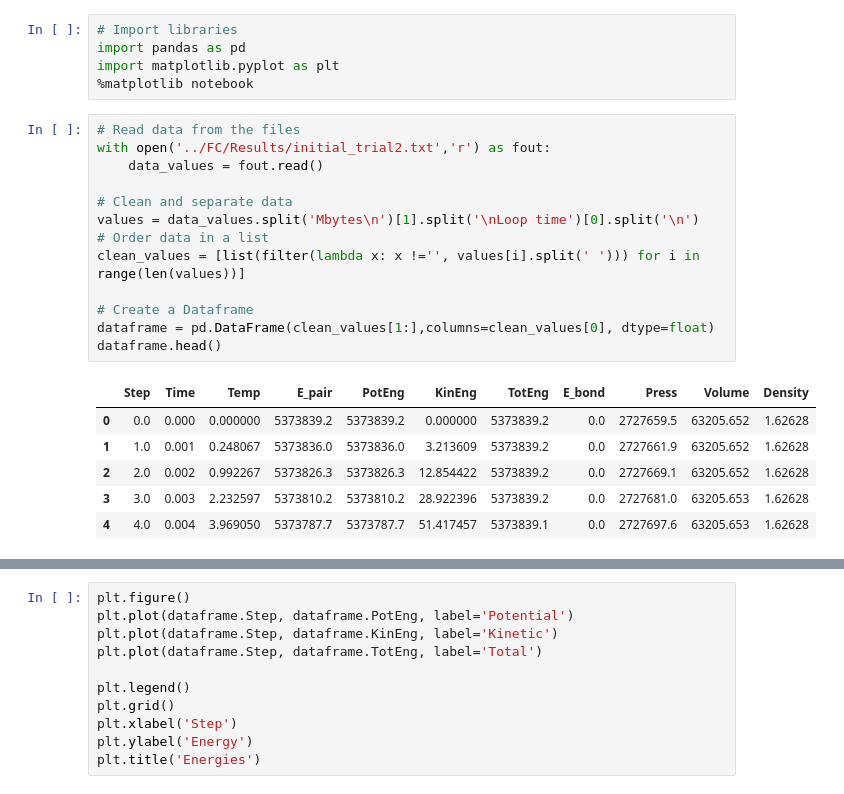
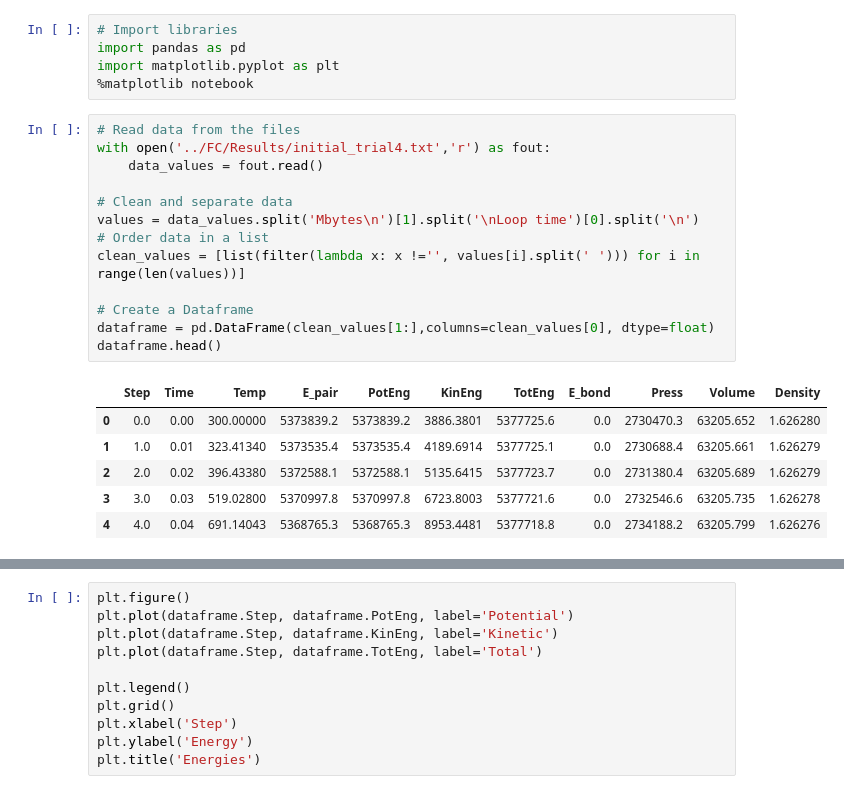
Before and after one commit to dhdzmota/Molecular_Dynamics_Project, a Jupyter notebook: Indene/Python_Scripts/Data_Visualization.ipynb, the cells around one changed output, grey strips where cells are left out. Drawn from its saved outputs; the diff is of its cells as text.

```diff
--- a/Indene/Python_Scripts/Data_Visualization.ipynb
+++ b/Indene/Python_Scripts/Data_Visualization.ipynb
@@ -5,24 +5,24 @@ import matplotlib.pyplot as plt
 %matplotlib notebook
 # %%
 # Read data from the files
-with open('../FC/Results/initial_trial2.txt','r') as fout:
+with open('../FC/Results/initial_trial4.txt','r') as fout:
     data_values = fout.read()
 
 # Clean and separate data
 values = data_values.split('Mbytes\n')[1].split('\nLoop time')[0].split('\n')
 # Order data in a list
 clean_values = [list(filter(lambda x: x !='', values[i].split(' '))) for i in range(len(values))]
 
 # Create a Dataframe
 dataframe = pd.DataFrame(clean_values[1:],columns=clean_values[0], dtype=float)
 dataframe.head()
 # %% [output]
 |  | Step | Time | Temp | E_pair | PotEng | KinEng | TotEng | E_bond | Press | Volume | Density |
-| 0 | 0.0 | 0.000 | 0.000000 | 5373839.2 | 5373839.2 | 0.000000 | 5373839.2 | 0.0 | 2727659.5 | 63205.652 | 1.62628 |
-| 1 | 1.0 | 0.001 | 0.248067 | 5373836.0 | 5373836.0 | 3.213609 | 5373839.2 | 0.0 | 2727661.9 | 63205.652 | 1.62628 |
-| 2 | 2.0 | 0.002 | 0.992267 | 5373826.3 | 5373826.3 | 12.854422 | 5373839.2 | 0.0 | 2727669.1 | 63205.652 | 1.62628 |
-| 3 | 3.0 | 0.003 | 2.232597 | 5373810.2 | 5373810.2 | 28.922396 | 5373839.2 | 0.0 | 2727681.0 | 63205.653 | 1.62628 |
-| 4 | 4.0 | 0.004 | 3.969050 | 5373787.7 | 5373787.7 | 51.417457 | 5373839.1 | 0.0 | 2727697.6 | 63205.653 | 1.62628 |
+| 0 | 0.0 | 0.00 | 300.00000 | 5373839.2 | 5373839.2 | 3886.3801 | 5377725.6 | 0.0 | 2730470.3 | 63205.652 | 1.626280 |
+| 1 | 1.0 | 0.01 | 323.41340 | 5373535.4 | 5373535.4 | 4189.6914 | 5377725.1 | 0.0 | 2730688.4 | 63205.661 | 1.626279 |
+| 2 | 2.0 | 0.02 | 396.43380 | 5372588.1 | 5372588.1 | 5135.6415 | 5377723.7 | 0.0 | 2731380.4 | 63205.689 | 1.626279 |
+| 3 | 3.0 | 0.03 | 519.02800 | 5370997.8 | 5370997.8 | 6723.8003 | 5377721.6 | 0.0 | 2732546.6 | 63205.735 | 1.626278 |
+| 4 | 4.0 | 0.04 | 691.14043 | 5368765.3 | 5368765.3 | 8953.4481 | 5377718.8 | 0.0 | 2734188.2 | 63205.799 | 1.626276 |
 # %%
 plt.figure()
 plt.plot(dataframe.Step, dataframe.Temp)
```
Also changed, not shown: parts of 1 cell of this notebook, 8 other files.
